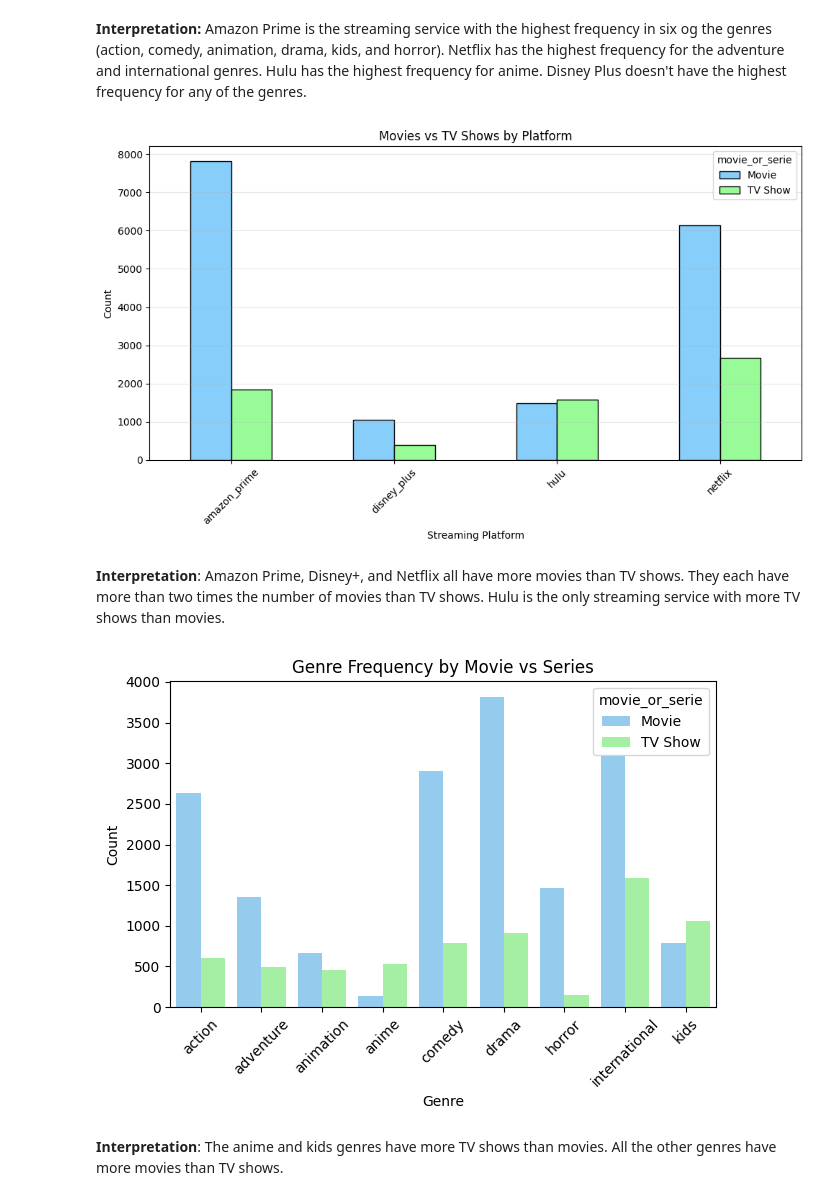
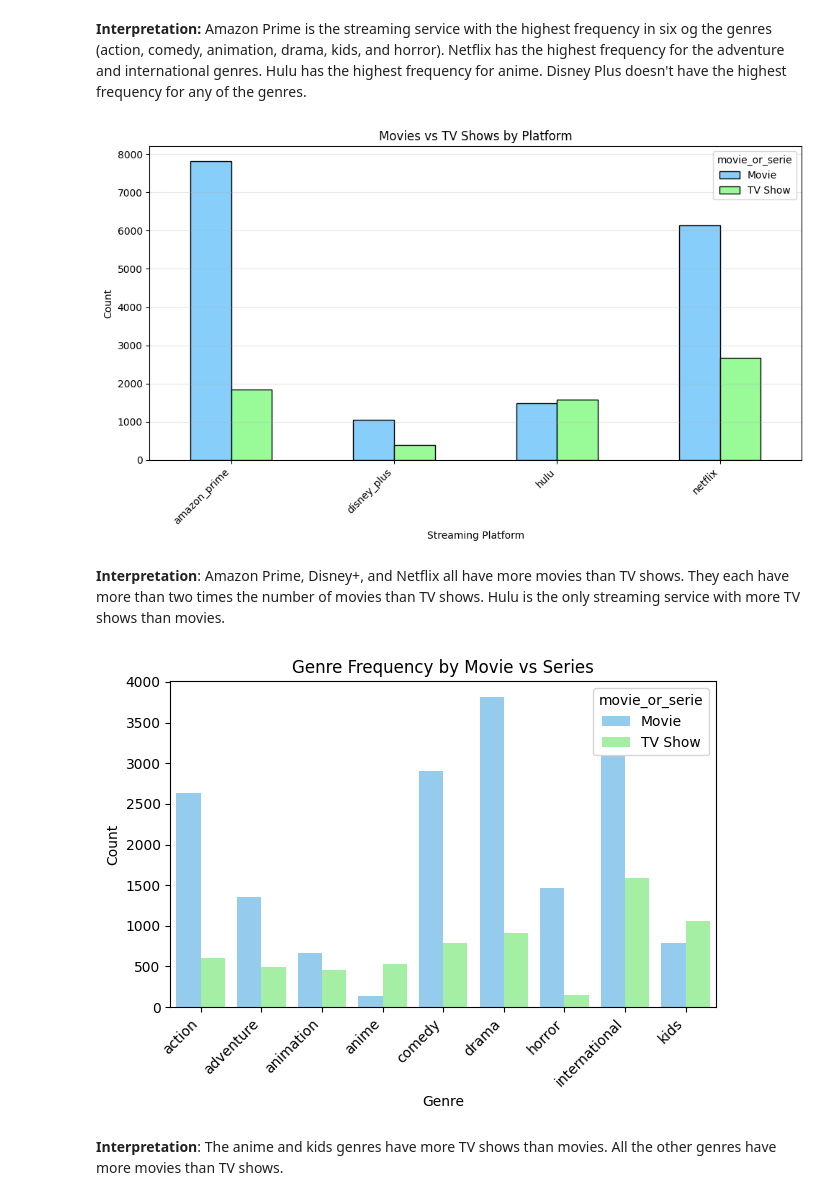
Before and after one commit to karisp94/si618_project, a Jupyter notebook: ProjectPart2.ipynb, the cells around one changed output. Cells and saved outputs as stored; diff of their text form; code cells hidden in the pictures.

```diff
--- a/ProjectPart2.ipynb
+++ b/ProjectPart2.ipynb
@@ -328,12 +322,12 @@ ax = counts.plot(kind="bar", figsize=(10,6), color=["lightskyblue", "palegreen"]
 plt.xlabel("Streaming Platform")
 plt.ylabel("Count")
 plt.title("Movies vs TV Shows by Platform")
-plt.xticks(rotation=45)
+plt.xticks(rotation=45, ha="right")
 plt.grid(axis="y", alpha=0.3)
 plt.tight_layout()
 plt.show()
 # %% [output]
-[figure, old version]
+[figure, new version]
 # %% [markdown]
 **Interpretation**: Amazon Prime, Disney+, and Netflix all have more movies than TV shows. They each have more than two times the number of movies than TV shows. Hulu is the only streaming service with more TV shows than movies.
 # %%
@@ -344,35 +338,35 @@ long_df = streaming_full.melt(
     var_name="Genre",
     value_name="Has_Genre")
 
 #subset only observations that are 1 (binary variables)
 long_df = long_df[long_df["Has_Genre"] == 1]
 
 #create df of frequencies
 count_df = (
     long_df
     .groupby(["Genre", "movie_or_serie"])
     .size()
     .reset_index(name="Count"))
 
 #create color pallete to match other graphs
 palette = {
     "Movie": "lightskyblue",
     "TV Show": "palegreen"}
 
 #create grouped bar chart of movie or series by genre
 sns.barplot(
     data=count_df,
     x="Genre",
     y="Count",
     hue="movie_or_serie",
     palette=palette)
 
-plt.xticks(rotation=45)
+plt.xticks(rotation=45, ha="right")
 plt.title("Genre Frequency by Movie vs Series")
 plt.tight_layout()
 plt.show()
 # %% [output]
-[figure, old version]
+[figure, new version]
 # %% [markdown]
 **Interpretation**: The anime and kids genres have more TV shows than movies. All the other genres have more movies than TV shows.
 # %%
```
Also changed, not shown: parts of 28 cells of this notebook.
